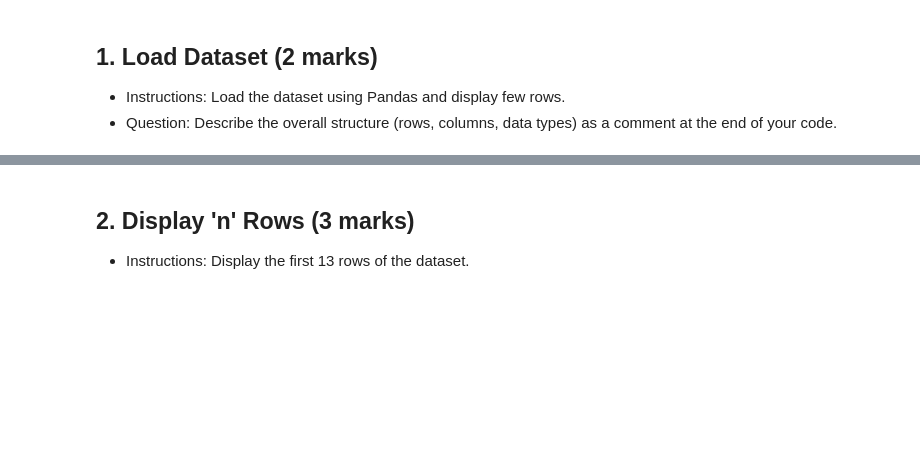
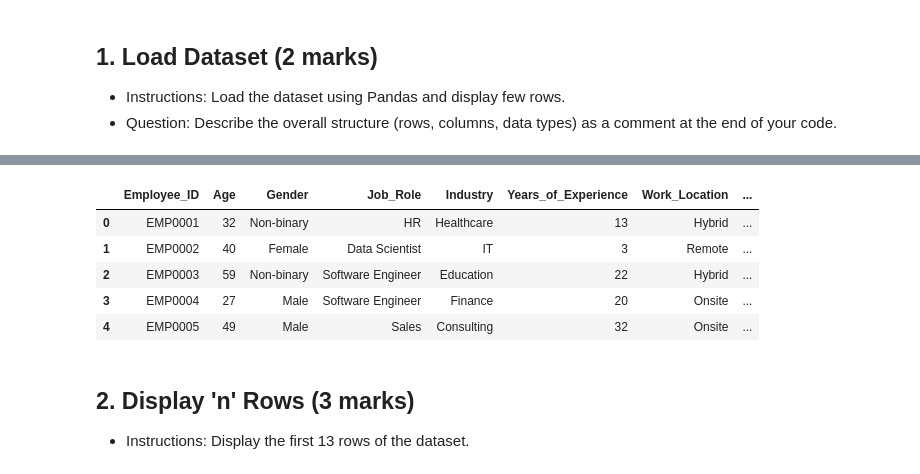
Before and after one commit to Sha-k1/Data-Analytics-Python, a Jupyter notebook: Assessment/Data_Analytics_with_Python_Assessment.ipynb, the cells around one changed output, grey strips where cells are left out. Cells and saved outputs as stored; diff of their text form; code cells hidden in the pictures; blank space fills up the shorter version.

```diff
--- a/Assessment/Data_Analytics_with_Python_Assessment.ipynb
+++ b/Assessment/Data_Analytics_with_Python_Assessment.ipynb
@@ -130,3 +138,20 @@ Dataset source: Kaggle (https://www.kaggle.com/datasets/waqi786/remote-work-and-
+# %%
+df = pd.read_csv('dataset.csv')
+df.head()
+"""
+df is a dataframe (a two-dimensional labelled datastructure that can hold
+different data types). As seen in the output, the columns represent a specific
+datatype (2nd column stores Strng while 3rd coulmn stroes Integer) and a row
+ols information, in this case, on a specific employee that can be referenced by
+the label in the first column.
+"""
+# %% [output]
+|  | Employee_ID | Age | Gender | Job_Role | Industry | Years_of_Experience | Work_Location | ... |
+| 0 | EMP0001 | 32 | Non-binary | HR | Healthcare | 13 | Hybrid | ... |
+| 1 | EMP0002 | 40 | Female | Data Scientist | IT | 3 | Remote | ... |
+| 2 | EMP0003 | 59 | Non-binary | Software Engineer | Education | 22 | Hybrid | ... |
+| 3 | EMP0004 | 27 | Male | Software Engineer | Finance | 20 | Onsite | ... |
+| 4 | EMP0005 | 49 | Male | Sales | Consulting | 32 | Onsite | ... |
 # %% [markdown]
 ## 2. Display 'n' Rows (3 marks)
 - Instructions: Display the first 13 rows of the dataset.
```
Also changed, not shown: parts of 2 cells of this notebook.
